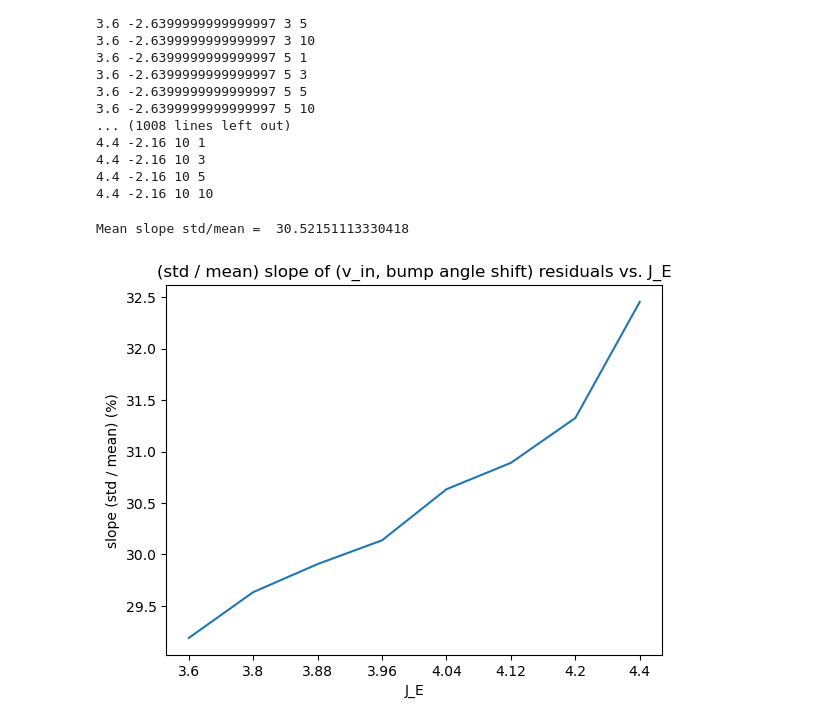
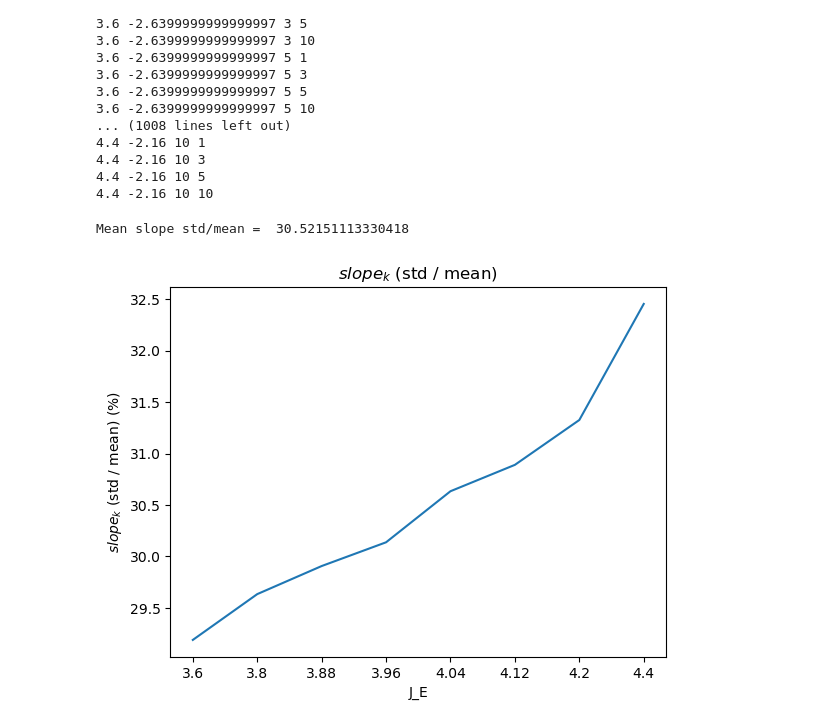
Before and after one commit to bics-rug/Attractor_based_memory_robustness, a Jupyter notebook: v_in_analysis.ipynb, the cells around one changed output. Drawn from its saved outputs; the diff is of its cells as text; code cells hidden in the pictures.

```diff
--- a/v_in_analysis.ipynb
+++ b/v_in_analysis.ipynb
@@ -395,7 +395,7 @@ with open("results//all_JE_JI//v_in_residuals.pkl", "wb") as f:
 4.4 -2.16 10 10
 # %%
 import pickle
-with open("results//all_JE_JI//v_in_residuals.pkl", "rb") as f:
+with open("D:\\projects\\Attractor_based_memory_for_path_integration\\results\\short-term\\processed_result\\v_in_residuals.pkl", "rb") as f:
     all_residuals = pickle.load(f)
 
 all_res=[]
@@ -414,7 +414,7 @@ plt.xlabel('J_E')
 plt.xticks(range(len(JEs)),JEs)
 plt.ylabel('Mean residual')
 plt.title('Mean residual of (v_in, bump shift angle) linear relationship vs. J_E')
-plt.savefig('results/graphs/v_in_residuals_vs_JE.png')
+plt.savefig('results/short-term/graphs/v_in_residuals_vs_JE.png')
 
 print('Mean residual = ',np.mean(np.array(all_res)))
 # %% [output]
@@ -422,7 +422,7 @@ Mean residual =  0.29565246628204345
 [figure]
 # %%
 import pickle
-with open("results//all_JE_JI//v_in_residuals.pkl", "rb") as f:
+with open("D:\\projects\\Attractor_based_memory_for_path_integration\\results\\short-term\\processed_result\\v_in_residuals.pkl", "rb") as f:
     all_residuals = pickle.load(f)
 
 all_res=[]
@@ -438,9 +438,9 @@ for weight_norm in weight_norms:
 
 plt.plot(all_res)
 plt.xlabel('$perc_W$')
-plt.xticks(range(len(weight_norm)),weight_norm)
+plt.xticks(range(len(weight_norms)),weight_norms)
 plt.ylabel('Mean residual')
 plt.title('Mean residual of (v_in, bump shift angle) linear relationship vs. $perc_W$')
-plt.savefig('results/graphs/v_in_residuals_vs_JE.png')
+plt.savefig('results/short-term/graphs/v_in_residuals_vs_weight_norm.png')
 
 print('Mean residual = ',np.mean(np.array(all_res)))
@@ -510,28 +513,29 @@ with open("results//all_JE_JI//v_in_std.pkl", "wb") as f:
 4.4 -2.16 10 5
 4.4 -2.16 10 10
 # %%
-with open("results//all_JE_JI//v_in_std.pkl", "rb") as f:
+import pickle
+with open("D:\\projects\\Attractor_based_memory_for_path_integration\\results\\short-term\\processed_result\\v_in_std.pkl", "rb") as f:
     all_slopes = pickle.load(f)
 
 all_res=[]
 for J_E in JEs:
     res_per_element = []
     for comb in all_slopes:
         comb = list(comb)
         comb[0] = J_E
         comb = tuple(comb)
         if comb in list(all_slopes.keys()):
             res_per_element.append(all_slopes[comb])
     all_res.append(np.mean(np.array(res_per_element)))
 
 plt.plot(all_res)
-plt.title('(std / mean) slope of (v_in, bump angle shift) residuals vs. J_E')
+plt.title(r'$slope_k$ (std / mean)')
 plt.xlabel('J_E')
 plt.xticks(range(len(JEs)),JEs)
-plt.ylabel('slope (std / mean) (%)')
-plt.savefig('results/graphs/v_in_std_vs_JE.png')
+plt.ylabel(r'$slope_k$ (std / mean) (%)')
+plt.savefig('results/short-term/graphs/v_in_std_vs_JE.png')
 
 print('Mean slope std/mean = ',np.mean(np.array(all_res)))
 # %% [output]
 Mean slope std/mean =  30.52151113330418
-[figure, old version]
+[figure, new version]
```
Also changed, not shown: parts of 2 cells of this notebook, 3 other files.
